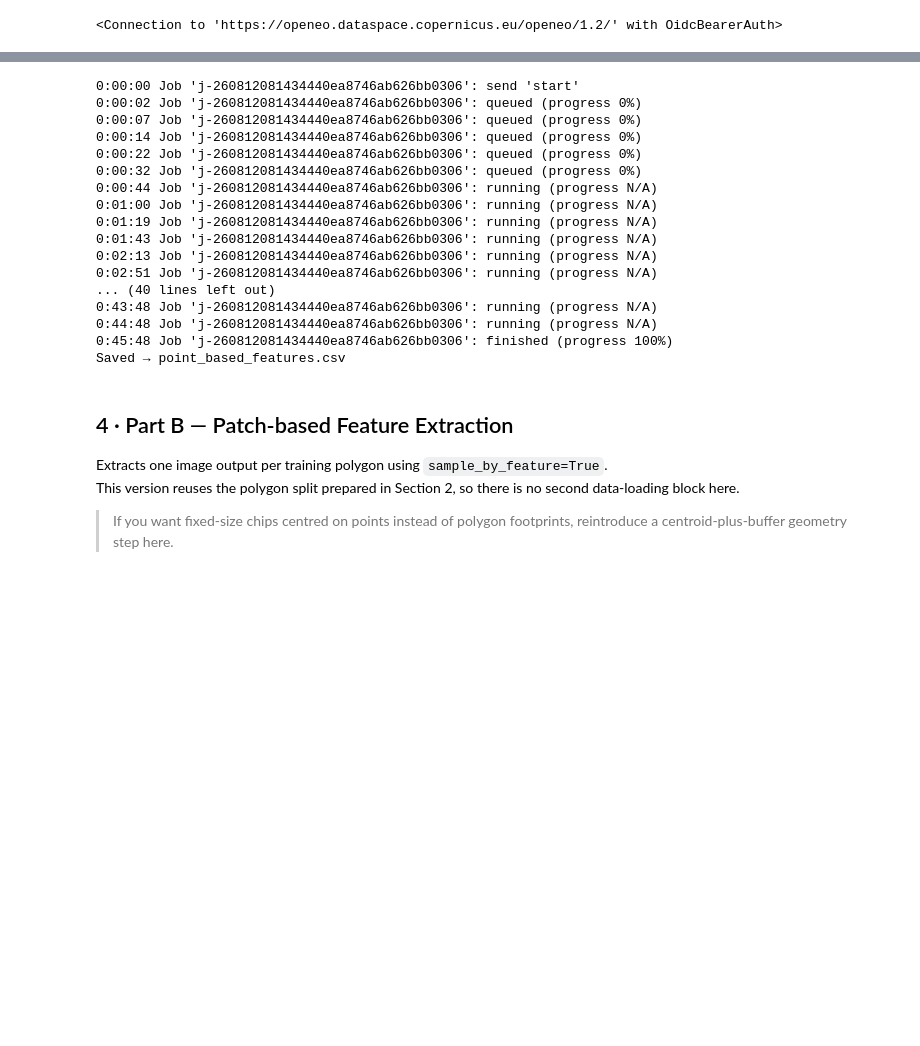
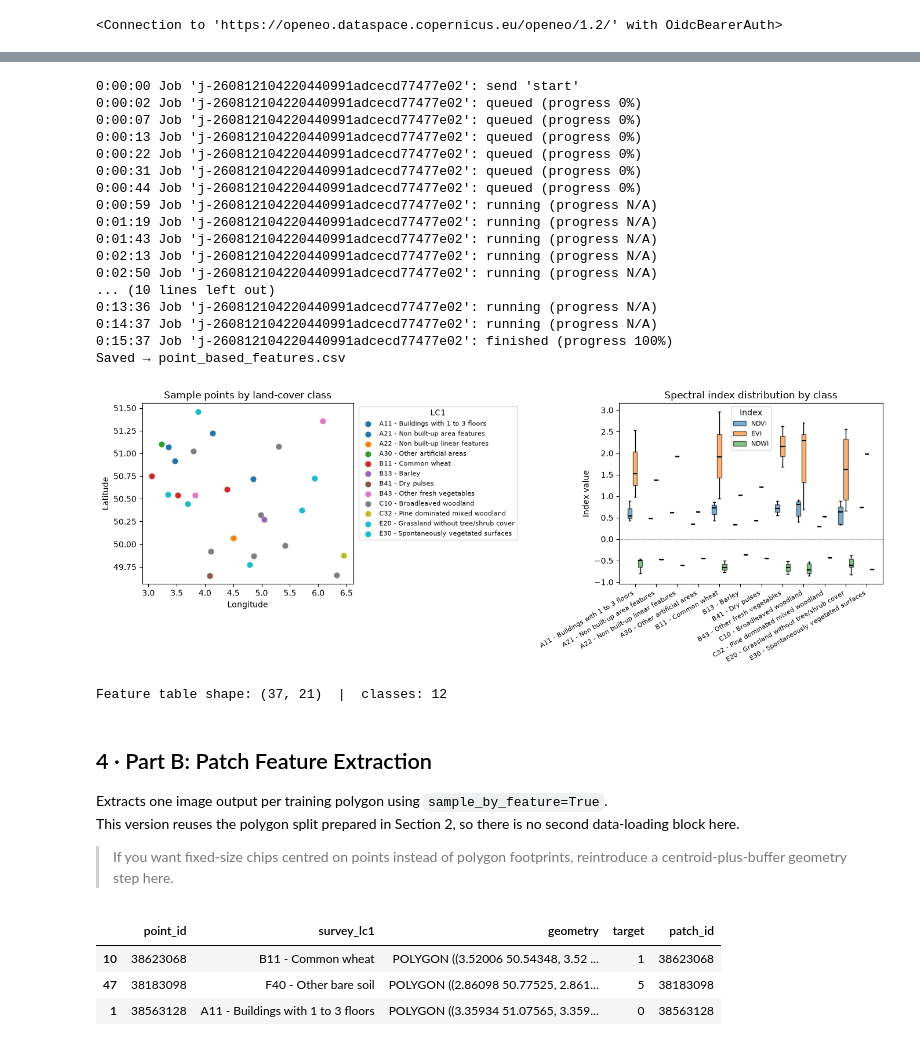
Before and after one commit to Open-EO/openeo-community-examples, a Jupyter notebook: python/DataPreparation/ML_ready_data.ipynb, the cells around one changed output, grey strips where cells are left out. Saved outputs shown, nothing was run; the diff lists cells and outputs as text; code cells hidden in the pictures; blank space fills up the shorter version.

Commit message:
sample draft

```diff
--- a/python/DataPreparation/ML_ready_data.ipynb
+++ b/python/DataPreparation/ML_ready_data.ipynb
@@ -90,23 +92,26 @@ Loaded 5567 LUCAS polygons in Belgium  |  CRS: {"$schema": "https://proj.org/sch
 | 792 | 37943010 | FRSU215 | FR | 0 | 0 | 49.96439 | 2.641608 | 80 | ... |
 3 rows × 121 columns
 # %%
-# Detect LC1 column — LUCAS 2022 uses 'survey_lc1'
+# LUCAS 2022 uses 'survey_lc1' to map the classes
 lc1_col = next((c for c in lucas.columns if c.lower() in ("lc1", "survey_lc1")), None)
-if lc1_col is None:
-    raise ValueError(f"No LC1 column found. Available: {list(lucas.columns)}")
 
+# get the groundtruth data and convert geometry to centroid points
 groundtruth = lucas[["point_id", lc1_col, "geometry"]].copy()
 groundtruth["geometry"] = groundtruth["geometry"].apply(lambda x: x.centroid)
+# get the target class as an integer (A=0, B=1, C=2, ...)
 groundtruth["target"]   = groundtruth[lc1_col].apply(lambda x: ord(x[0]) - 65)
+
 # work on a subset
 counts = groundtruth["target"].value_counts()
 
+# but I want to keep only the classes with at least 50 samples, and take the top 10 classes
 top10_classes = counts[counts >= 50].head().index
 
+# get the balanced groundtruth dataset with 10 samples per class
 groundtruth_balanced = (
     groundtruth[groundtruth["target"].isin(top10_classes)]
     .groupby("target")
-    .sample(n=25, random_state=42)
+    .sample(n=10, random_state=42)
     .reset_index(drop=True)
 )
 
@@ -179,39 +186,55 @@ OUTPUT_POINTS = "point_based_features.csv"
 agg_cube.execute_batch(title="point extraction", outputfile=OUTPUT_POINTS)
 print(f"Saved → {OUTPUT_POINTS}")
 # %% [output]
-0:00:00 Job 'j-260812081434440ea8746ab626bb0306': send 'start'
-0:00:02 Job 'j-260812081434440ea8746ab626bb0306': queued (progress 0%)
-0:00:07 Job 'j-260812081434440ea8746ab626bb0306': queued (progress 0%)
-0:00:14 Job 'j-260812081434440ea8746ab626bb0306': queued (progress 0%)
-0:00:22 Job 'j-260812081434440ea8746ab626bb0306': queued (progress 0%)
-0:00:32 Job 'j-260812081434440ea8746ab626bb0306': queued (progress 0%)
-0:00:44 Job 'j-260812081434440ea8746ab626bb0306': running (progress N/A)
-0:01:00 Job 'j-260812081434440ea8746ab626bb0306': running (progress N/A)
-0:01:19 Job 'j-260812081434440ea8746ab626bb0306': running (progress N/A)
-0:01:43 Job 'j-260812081434440ea8746ab626bb0306': running (progress N/A)
-0:02:13 Job 'j-260812081434440ea8746ab626bb0306': running (progress N/A)
-0:02:51 Job 'j-260812081434440ea8746ab626bb0306': running (progress N/A)
-... (40 lines left out)
-0:43:48 Job 'j-260812081434440ea8746ab626bb0306': running (progress N/A)
-0:44:48 Job 'j-260812081434440ea8746ab626bb0306': running (progress N/A)
-0:45:48 Job 'j-260812081434440ea8746ab626bb0306': finished (progress 100%)
+0:00:00 Job 'j-260812104220440991adcecd77477e02': send 'start'
+0:00:02 Job 'j-260812104220440991adcecd77477e02': queued (progress 0%)
+0:00:07 Job 'j-260812104220440991adcecd77477e02': queued (progress 0%)
+0:00:13 Job 'j-260812104220440991adcecd77477e02': queued (progress 0%)
+0:00:22 Job 'j-260812104220440991adcecd77477e02': queued (progress 0%)
+0:00:31 Job 'j-260812104220440991adcecd77477e02': queued (progress 0%)
+0:00:44 Job 'j-260812104220440991adcecd77477e02': queued (progress 0%)
+0:00:59 Job 'j-260812104220440991adcecd77477e02': running (progress N/A)
+0:01:19 Job 'j-260812104220440991adcecd77477e02': running (progress N/A)
+0:01:43 Job 'j-260812104220440991adcecd77477e02': running (progress N/A)
+0:02:13 Job 'j-260812104220440991adcecd77477e02': running (progress N/A)
+0:02:50 Job 'j-260812104220440991adcecd77477e02': running (progress N/A)
+... (10 lines left out)
+0:13:36 Job 'j-260812104220440991adcecd77477e02': running (progress N/A)
+0:14:37 Job 'j-260812104220440991adcecd77477e02': running (progress N/A)
+0:15:37 Job 'j-260812104220440991adcecd77477e02': finished (progress 100%)
 Saved → point_based_features.csv
+# %%
+from plot_func import plot_point_features_stats
+plot_point_features_stats("point_based_features.csv", groundtruth_train, lc1_col)
+# %% [output]
+[figure, added]
+Feature table shape: (37, 21)  |  classes: 12
 # %% [markdown]
-## 4 · Part B — Patch-based Feature Extraction
+## 4 · Part B: Patch Feature Extraction
 
 Extracts one image output per training polygon using `sample_by_feature=True`.
 This version reuses the polygon split prepared in Section 2, so there is no second data-loading block here.
 
 > If you want fixed-size chips centred on points instead of polygon footprints, reintroduce a centroid-plus-buffer geometry step here.
 # %%
+# define the patch size and buffer size in meters (for 10 m/px Sentinel-2)
 PATCH_SIZE_PX = 64
-BUFFER_M      = (PATCH_SIZE_PX * 10) / 2   # 320 m at 10 m/px
+BUFFER_M = ((PATCH_SIZE_PX * 10) / 2)-5
 
 patches = groundtruth_train.to_crs(32631).copy()
+
+# create square patches around the centroid points
 patches["geometry"] = patches.geometry.centroid.buffer(BUFFER_M, cap_style=3)
 patches = patches.to_crs(4326)
+
+# create a patch_id column for each patch as identifier for the patch
 patches["patch_id"] = patches["point_id"].astype(str)
-patches
+patches.head(3)
+# %% [output]
+|  | point_id | survey_lc1 | geometry | target | patch_id |
+| 10 | 38623068 | B11 - Common wheat | POLYGON ((3.52006 50.54348, 3.52 ... | 1 | 38623068 |
+| 47 | 38183098 | F40 - Other bare soil | POLYGON ((2.86098 50.77525, 2.861... | 5 | 38183098 |
+| 1 | 38563128 | A11 - Buildings with 1 to 3 floors | POLYGON ((3.35934 51.07565, 3.359... | 0 | 38563128 |
 # %%
 west_p, south_p, east_p, north_p = patches.total_bounds
 patch_aoi = {"west": float(west_p), "south": float(south_p),
```
Also changed, not shown: parts of 17 cells of this notebook, 2 other files.
